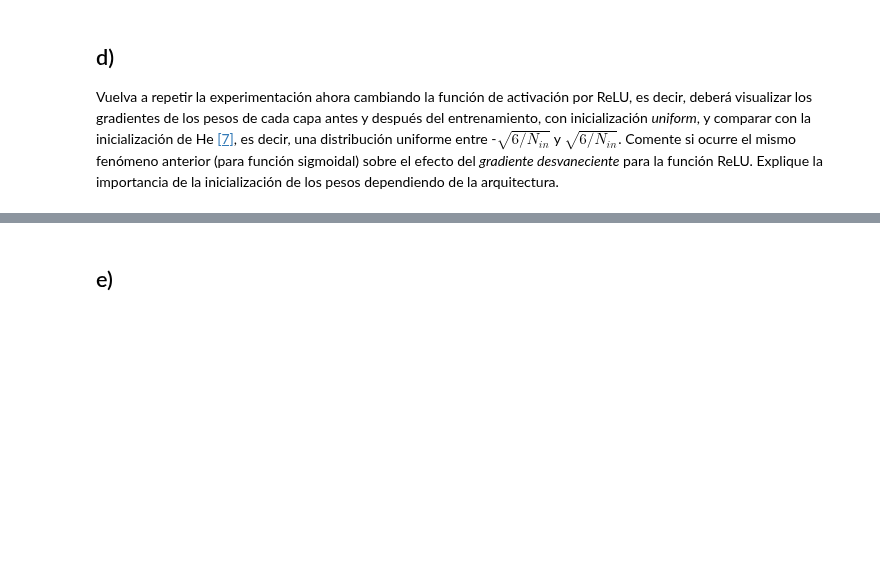
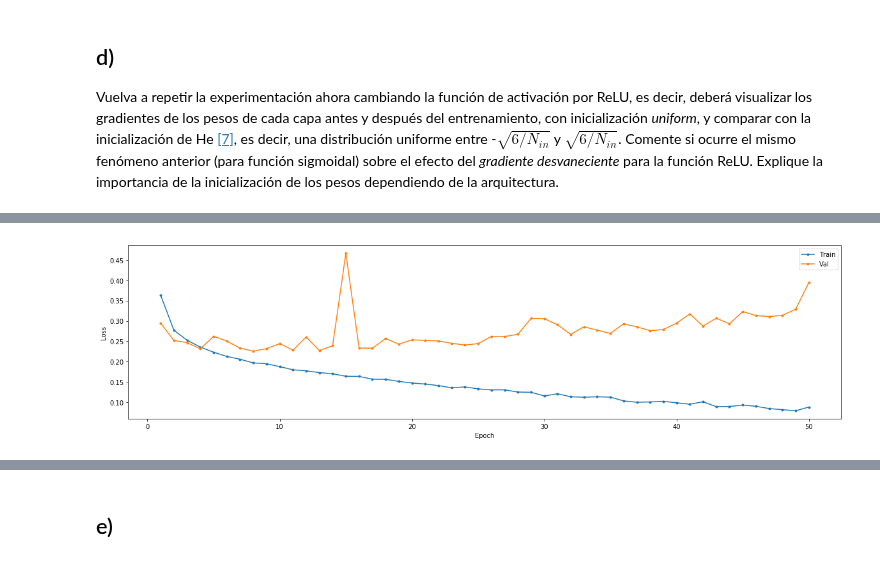
Before and after one commit to Umauro/ANN-T1, a Jupyter notebook: Pregunta 2.ipynb, the cells around one changed output, grey strips where cells are left out. Cells and saved outputs as stored; diff of their text form; code cells hidden in the pictures; blank space fills up the shorter version.

```diff
--- a/Pregunta 2.ipynb
+++ b/Pregunta 2.ipynb
@@ -388,0 +398,4 @@ show_hist_2(evaluated_gradients_50_D_2)
+# %%
+chart_loss(history_D_2)
+# %% [output]
+[figure, added]
```
Also changed, not shown: parts of 4 cells of this notebook.
